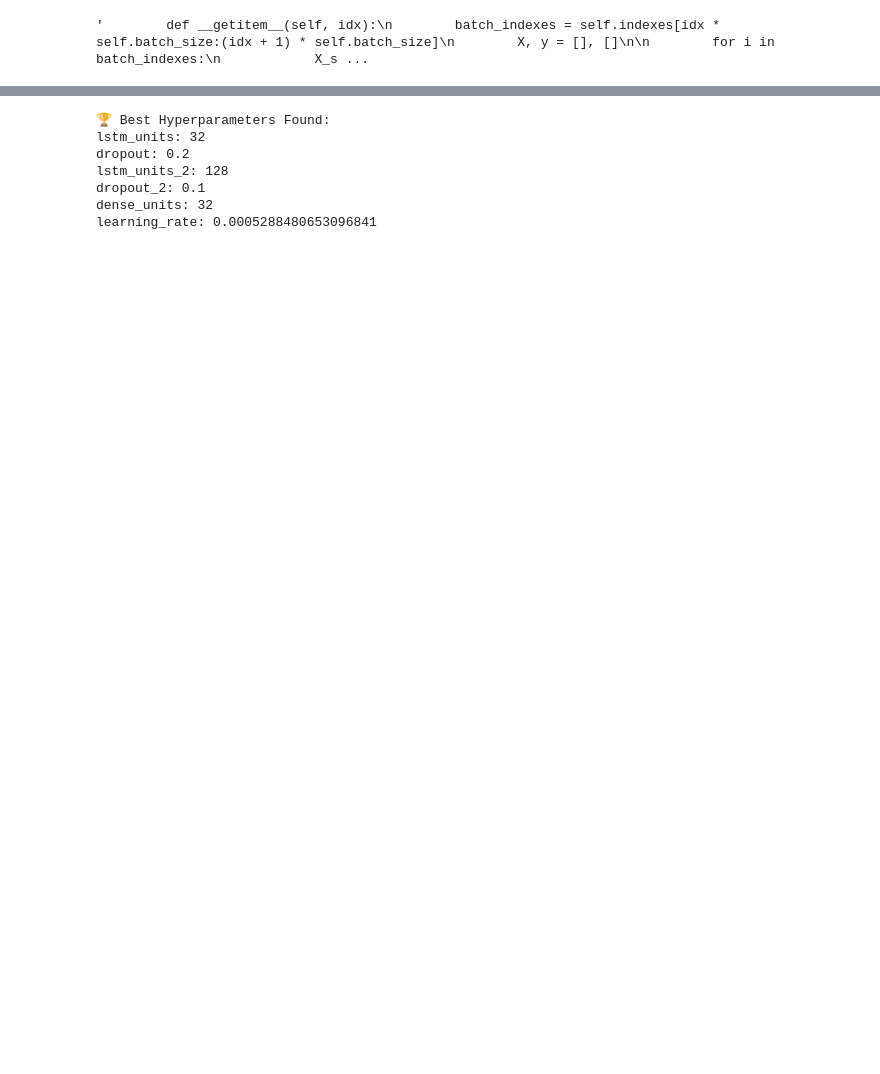
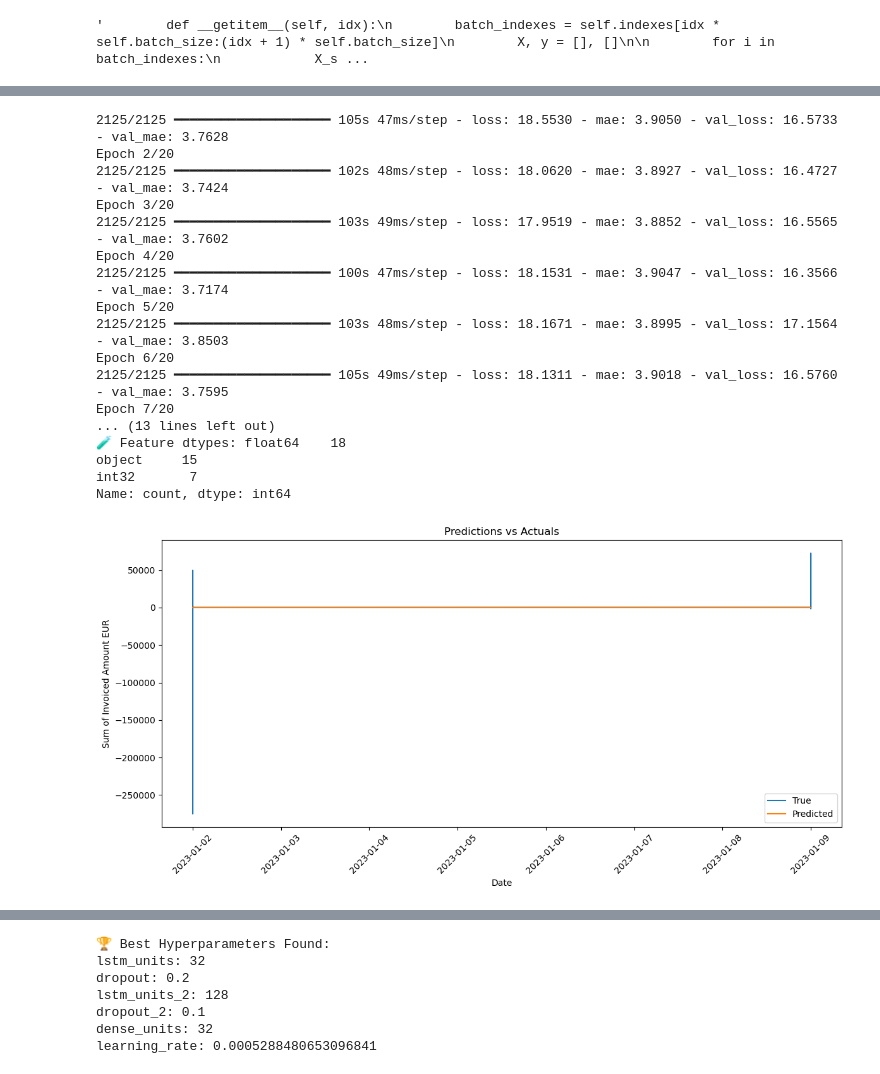
Before and after one commit to MrStrelan/SalesPredictionFramework, a Jupyter notebook: LSTM.ipynb, the cells around one changed output, grey strips where cells are left out. Saved outputs shown, nothing was run; the diff lists cells and outputs as text; code cells hidden in the pictures; blank space fills up the shorter version.

Commit message:
Structuring pipeline

```diff
--- a/LSTM.ipynb
+++ b/LSTM.ipynb
@@ -233,19 +0,0 @@ def train_lstm_model(model, train_generator, val_generator=None, epochs=20, chec
-# %%
-def run_lstm_training_pipeline(df: pd.DataFrame):
-    print("🧪 Starting LSTM training pipeline...")
-
-    input_window = 8
-    forecast_horizon = 1
-    batch_size = 64
-    target_col = 'Sum of Invoiced Amount EUR'
-
-    train_gen = LSTMDataGenerator(df, input_window, forecast_horizon, target_col, 'date', batch_size)
-
-    sample_input_shape = (input_window, df.drop(columns=['date', target_col]).shape[1])
-    model = build_lstm_model(input_shape=sample_input_shape)
-
-    print("🏗️ Model built. Starting training...")
-    model, history = train_lstm_model(model, train_gen, epochs=10)
-
-    print("✅ Training complete.")
-    return model, history
@@ -833,0 +430,43 @@ WARNING:tensorflow:From C:\Users\danii\AppData\Roaming\Python\Python39\site-pack
+# %%
+
+df = run_data_loading_pipeline()
+
+# Drop final week if it's incomplete
+latest_week = df['date'].max()
+df = df[df['date'] < latest_week]
+
+processed_df = log_transform_target_signed(df, target_col='Sum of Invoiced Amount EUR')
+
+processed_df, encoders, scaler = run_preprocessing_pipeline(df)
+
+raw_target = processed_df['Sum of Invoiced Amount EUR'].copy()
+
+print("🧾 Raw target stats:")
+print("Min:", raw_target.min())
+print("Max:", raw_target.max())
+print("Mean:", raw_target.mean())
+print("Sample values:", raw_target.sample(10).tolist())
+
+
+
+target = processed_df['Sum of Invoiced Amount EUR']
+print("🧪 Log-transformed target stats:")
+print("Min:", target.min())
+print("Max:", target.max())
+print("Mean:", target.mean())
+print("Sample values:", target.sample(10).tolist())
+
+model, history, train_gen, val_gen, val_df = run_lstm_training_pipeline(processed_df)
+
+val_gen_eval = LSTMDataGenerator(
+    val_df,
+    input_window=8,
+    forecast_horizon=1,
+    target_col='Sum of Invoiced Amount EUR',
+    time_col='date',
+    batch_size=64,
+    return_dates=True  # ✅ This enables date tracking
+)
+
+evaluate_model(model, val_gen_eval, n_batches=10)
+# %% [output]
@@ -833,0 +491,18 @@ WARNING:tensorflow:From C:\Users\danii\AppData\Roaming\Python\Python39\site-pack
+2125/2125 ━━━━━━━━━━━━━━━━━━━━ 105s 47ms/step - loss: 18.5530 - mae: 3.9050 - val_loss: 16.5733 - val_mae: 3.7628
+Epoch 2/20
+2125/2125 ━━━━━━━━━━━━━━━━━━━━ 102s 48ms/step - loss: 18.0620 - mae: 3.8927 - val_loss: 16.4727 - val_mae: 3.7424
+Epoch 3/20
+2125/2125 ━━━━━━━━━━━━━━━━━━━━ 103s 49ms/step - loss: 17.9519 - mae: 3.8852 - val_loss: 16.5565 - val_mae: 3.7602
+Epoch 4/20
+2125/2125 ━━━━━━━━━━━━━━━━━━━━ 100s 47ms/step - loss: 18.1531 - mae: 3.9047 - val_loss: 16.3566 - val_mae: 3.7174
+Epoch 5/20
+2125/2125 ━━━━━━━━━━━━━━━━━━━━ 103s 48ms/step - loss: 18.1671 - mae: 3.8995 - val_loss: 17.1564 - val_mae: 3.8503
+Epoch 6/20
+2125/2125 ━━━━━━━━━━━━━━━━━━━━ 105s 49ms/step - loss: 18.1311 - mae: 3.9018 - val_loss: 16.5760 - val_mae: 3.7595
+Epoch 7/20
+... (13 lines left out)
+🧪 Feature dtypes: float64    18
+object     15
+int32       7
+Name: count, dtype: int64
+[figure, added]
```
Also changed, not shown: parts of 30 cells of this notebook, 3 other files.
